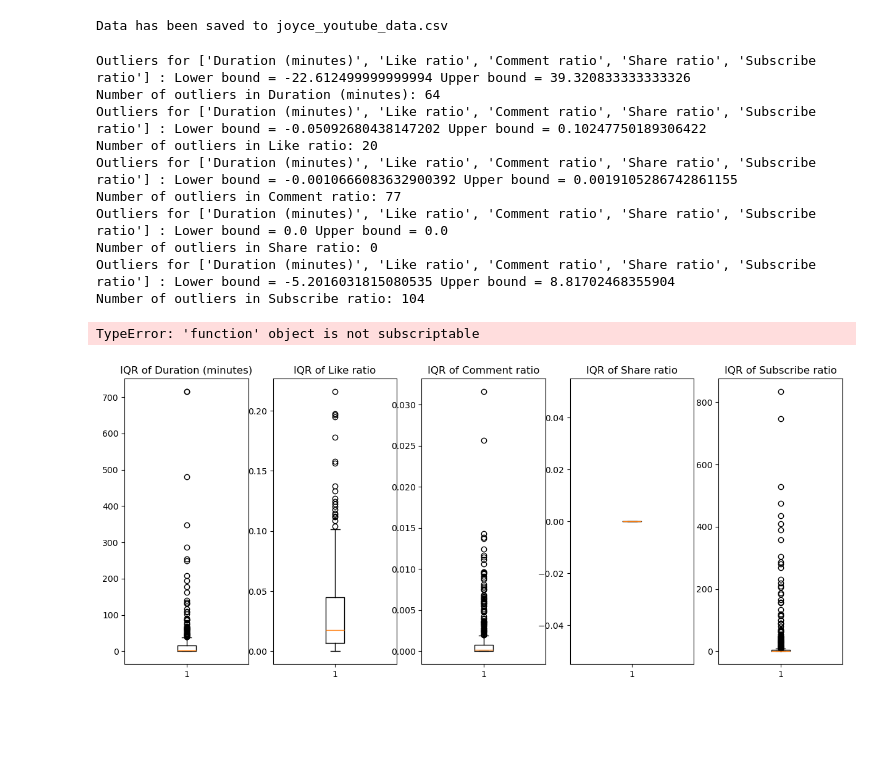
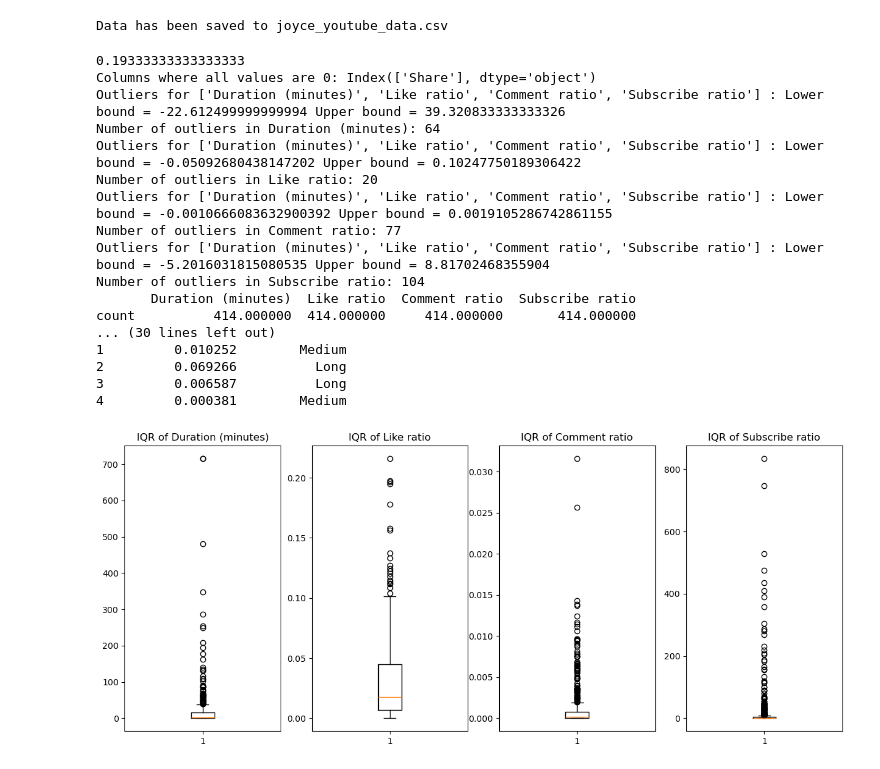
Before and after one commit to LeeChiehYin/ha24847_EMATM0048, a Jupyter notebook: Part2_youtube.ipynb, the cells around one changed output. Drawn from its saved outputs; the diff is of its cells as text; code cells hidden in the pictures; blank space fills up the shorter version.

```diff
--- a/Part2_youtube.ipynb
+++ b/Part2_youtube.ipynb
@@ -140,10 +140,15 @@ yt = pd.read_csv('joyce_youtube_data.csv')
 #print(yt.isnull().sum()) #看起來只有description有缺失值
 ### view the percentage of missing value in description colum
 missing_ratio = (yt['Description'].isnull().sum())/600
-#print(missing_ratio) #0.193
+print(missing_ratio) #0.193
+
 ### decide to remove this colum
 yt = yt.drop(columns=['Description'])
-#yt.info()
+
+### Delete if there are colunms without value
+zero_col = yt.columns[(yt == 0).all()]
+print("Columns where all values are 0:", zero_col) #share
+yt = yt.drop(columns=zero_col)
 
 ## Handle any outliers or inconsistencies in the data, if any.
 ### Define a function to handle outliers in numeric data
@@ -155,52 +160,67 @@ def outlier(yt,col):
     higher = q3 + 1.5*iqr
     return lower, higher
 
 ### Standardizing the data by normalizing it with the view count, and add them into Dataframe
 yt['Like ratio'] = yt['Like'] / yt['View']
 yt['Comment ratio'] = yt['Comment'] / yt['View']
-yt['Share ratio'] = yt['Share'] / yt['View']
 yt['Subscribe ratio'] = yt['Subscribe'] / yt['View']
-check = ['Duration (minutes)', 'Like ratio', 'Comment ratio', 'Share ratio', 'Subscribe ratio']
+
+check = ['Duration (minutes)', 'Like ratio', 'Comment ratio', 'Subscribe ratio']
 
 for col in check:
     lower, higher=outlier(yt, col)
     print('Outliers for', check, ': Lower bound =', lower, 'Upper bound =', higher)
 
     yt[col+'_outlier'] = ((yt[col] < lower)  | (yt[col] > higher)) #| is for boolean
 
     outlier_count = yt[col + '_outlier'].sum()
     print(f'Number of outliers in {col}: {outlier_count}')
 
-fig, axs = plt.subplots(1, 5, sharex=False, figsize=(15, 6))
+### Make figures for IQR
+fig, axs = plt.subplots(1, 4, sharex=False, figsize=(15, 6))
 
-# 確保子圖位置不會超出範圍
+#確保子圖位置不會超出範圍
 for i in range(len(check)):
-    col = check[i]  # 獲取當前列的名稱
-    axs[i].boxplot(yt[col])  # 在對應的子圖上繪圖
-    axs[i].set_title(f"IQR of {col}")  # 設定每個子圖的標題
+    col = check[i]
+    axs[i].boxplot(yt[col])
+    axs[i].set_title(f"IQR of {col}")  #set titles
 
 ### Delete outliers in checked column
 for col in check:
-    lower, upper = outlier[col]
-    yt = yt[(yt[col] >= lower) & (yt[col] <= upper)]  #remain not-outlier data
+    yt = yt[yt[col + '_outlier'] == False] #only remain rows which don't contain outliers
 
-#檢查處理後的數據
-print(yt[['duration_minutes', 'like_ratio', 'comment_ratio', 'share_ratio', 'subscriber_ratio']].describe())
+    # 如果需要，也可以刪除掉'_outlier'列
+    yt = yt.drop(columns=[col + '_outlier']) #delect the colunm named with outlier
+
+print(yt[['Duration (minutes)', 'Like ratio', 'Comment ratio', 'Subscribe ratio']].describe()) #一定要刪除
 
 ## Perform any additional steps to enrich your data
+### Classify videos into short(<3min), medium(3~10min), long(>10min)
+yt['Duration type'] = pd.cut(
+    yt['Duration (minutes)'],
+    bins=[0, 3, 10, float('inf')],
+    labels=['Short', 'Medium', 'Long'])
+
+### Classify old and new video
 # %% [output]
-Outliers for ['Duration (minutes)', 'Like ratio', 'Comment ratio', 'Share ratio', 'Subscribe ratio'] : Lower bound = -22.612499999999994 Upper bound = 39.320833333333326
+0.19333333333333333
+Columns where all values are 0: Index(['Share'], dtype='object')
+Outliers for ['Duration (minutes)', 'Like ratio', 'Comment ratio', 'Subscribe ratio'] : Lower bound = -22.612499999999994 Upper bound = 39.320833333333326
 Number of outliers in Duration (minutes): 64
-Outliers for ['Duration (minutes)', 'Like ratio', 'Comment ratio', 'Share ratio', 'Subscribe ratio'] : Lower bound = -0.05092680438147202 Upper bound = 0.10247750189306422
+Outliers for ['Duration (minutes)', 'Like ratio', 'Comment ratio', 'Subscribe ratio'] : Lower bound = -0.05092680438147202 Upper bound = 0.10247750189306422
 Number of outliers in Like ratio: 20
-Outliers for ['Duration (minutes)', 'Like ratio', 'Comment ratio', 'Share ratio', 'Subscribe ratio'] : Lower bound = -0.0010666083632900392 Upper bound = 0.0019105286742861155
+Outliers for ['Duration (minutes)', 'Like ratio', 'Comment ratio', 'Subscribe ratio'] : Lower bound = -0.0010666083632900392 Upper bound = 0.0019105286742861155
 Number of outliers in Comment ratio: 77
-Outliers for ['Duration (minutes)', 'Like ratio', 'Comment ratio', 'Share ratio', 'Subscribe ratio'] : Lower bound = 0.0 Upper bound = 0.0
-Number of outliers in Share ratio: 0
-Outliers for ['Duration (minutes)', 'Like ratio', 'Comment ratio', 'Share ratio', 'Subscribe ratio'] : Lower bound = -5.2016031815080535 Upper bound = 8.81702468355904
+Outliers for ['Duration (minutes)', 'Like ratio', 'Comment ratio', 'Subscribe ratio'] : Lower bound = -5.2016031815080535 Upper bound = 8.81702468355904
 Number of outliers in Subscribe ratio: 104
+       Duration (minutes)  Like ratio  Comment ratio  Subscribe ratio
+count          414.000000  414.000000     414.000000       414.000000
+... (30 lines left out)
+1         0.010252        Medium
+2         0.069266          Long
+3         0.006587          Long
+4         0.000381        Medium
-TypeError: 'function' object is not subscriptable
-[figure, old version]
+[figure, new version]
 # %%
 # Step 3: Perform exploratory analysis
 
```
